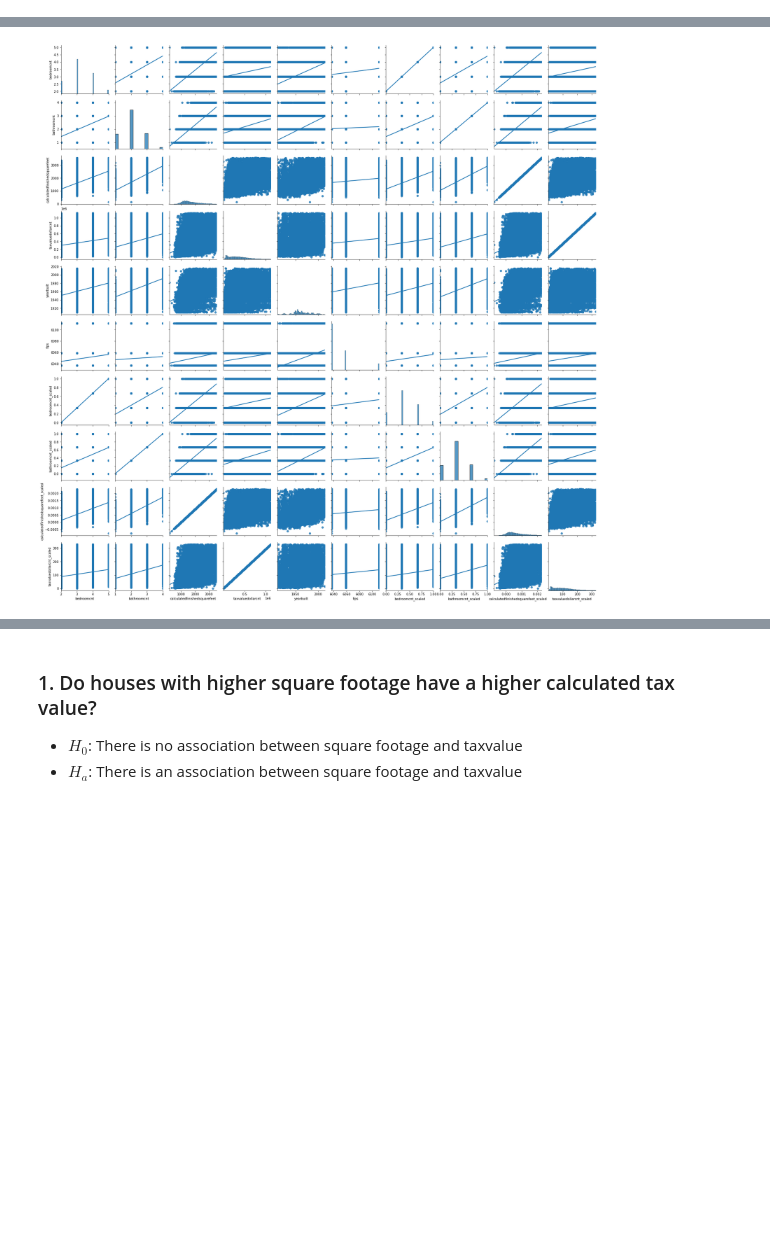
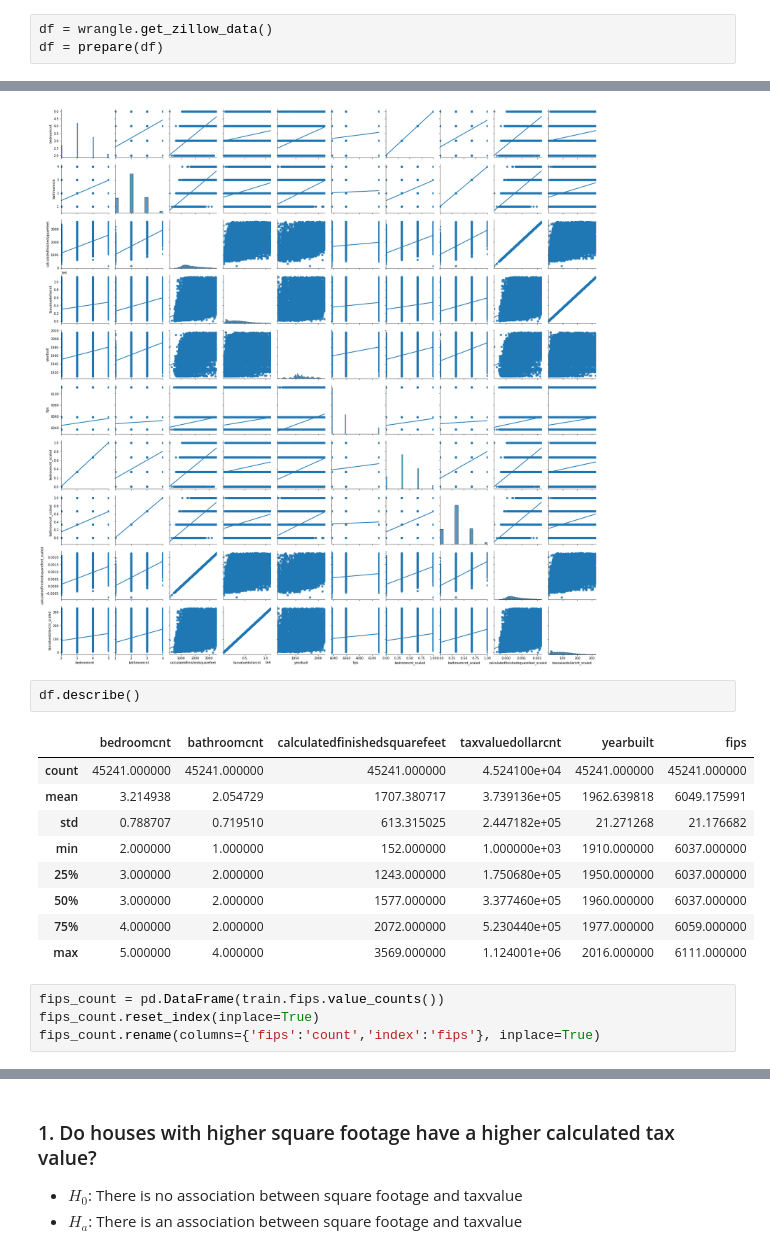
Before and after one commit to wheelerjoshua/zillow_regression_project, a Jupyter notebook: zillow_regression_workbook.ipynb, the cells around one changed output, grey strips where cells are left out. Saved outputs shown, nothing was run; the diff lists cells and outputs as text; blank space fills up the shorter version.

```diff
--- a/zillow_regression_workbook.ipynb
+++ b/zillow_regression_workbook.ipynb
@@ -194,6 +194,9 @@ train, validate, test = wrangle_zillow()
 ## All functions defined to a module, wrangle.py
 # %%
 import wrangle
+# %%
+df = wrangle.get_zillow_data()
+df = prepare(df)
 # %%
 train, validate, test = wrangle.wrangle_zillow()
 # %%
@@ -223,3 +226,19 @@ import explore
 explore.plot_variable_pairs(train)
 # %% [output]
 [figure]
+# %%
+df.describe()
+# %% [output]
+|  | bedroomcnt | bathroomcnt | calculatedfinishedsquarefeet | taxvaluedollarcnt | yearbuilt | fips |
+| count | 45241.000000 | 45241.000000 | 45241.000000 | 4.524100e+04 | 45241.000000 | 45241.000000 |
+| mean | 3.214938 | 2.054729 | 1707.380717 | 3.739136e+05 | 1962.639818 | 6049.175991 |
+| std | 0.788707 | 0.719510 | 613.315025 | 2.447182e+05 | 21.271268 | 21.176682 |
+| min | 2.000000 | 1.000000 | 152.000000 | 1.000000e+03 | 1910.000000 | 6037.000000 |
+| 25% | 3.000000 | 2.000000 | 1243.000000 | 1.750680e+05 | 1950.000000 | 6037.000000 |
+| 50% | 3.000000 | 2.000000 | 1577.000000 | 3.377460e+05 | 1960.000000 | 6037.000000 |
+| 75% | 4.000000 | 2.000000 | 2072.000000 | 5.230440e+05 | 1977.000000 | 6059.000000 |
+| max | 5.000000 | 4.000000 | 3569.000000 | 1.124001e+06 | 2016.000000 | 6111.000000 |
+# %%
+fips_count = pd.DataFrame(train.fips.value_counts())
+fips_count.reset_index(inplace=True)
+fips_count.rename(columns={'fips':'count','index':'fips'}, inplace=True)
```
Also changed, not shown: parts of 3 cells of this notebook, 3 other files.
